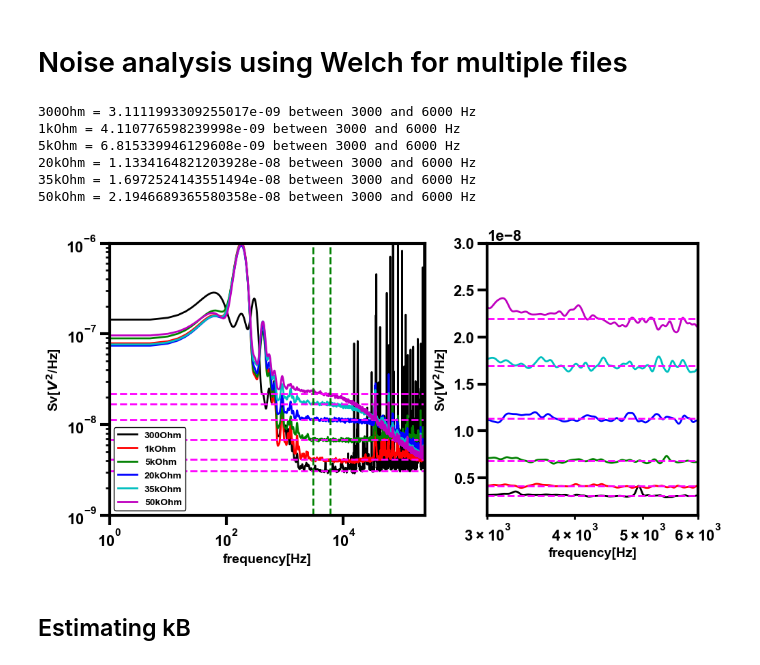
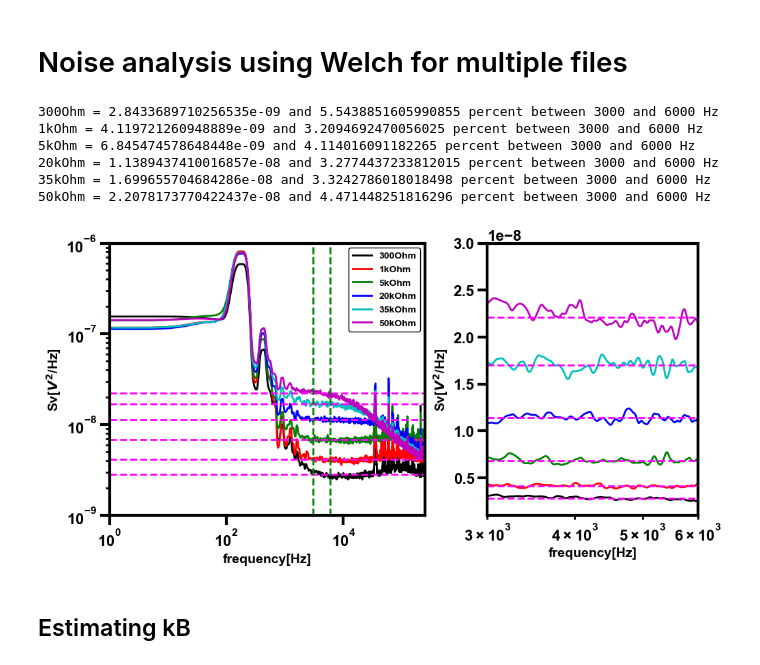
Before and after one commit to NikhilTilak/scripts, a Jupyter notebook: noise.ipynb, the cells around one changed output. Saved outputs shown, nothing was run; the diff lists cells and outputs as text; code cells hidden in the pictures.

```diff
--- a/noise.ipynb
+++ b/noise.ipynb
@@ -244,11 +244,11 @@ for fp in files:
         ################PSD from welch##############################################
         fwelch, Svwelch = welch(V,
                                 fs=fs,
+                                # window='boxcar',
+                                 window='flattop',
                                 # window='hann',
-                                #  window='flattop',
-                                window='hann',
                                 # nperseg=N,
-                                nperseg=2**13,
+                                nperseg=2**14,
                                 nfft=N,
                                 return_onesided=True,
                                 scaling='density',
@@ -257,42 +257,42 @@ for fp in files:
 
     Sv_mean = np.mean(Sv_list, axis=1)
     label = f"{fp.split('/')[-1].split('.')[0].split('_')[0]}"
     f_lo = 3_000 # Hz
     f_hi = 6_000 # Hz
     ################## frequency axis##############################################
     # fwelch = fftfreq(N,dt)
     # fwelch = fwelch[:fwelch.size//2]
-    print(f"{label} = {np.median(Sv_mean[np.where((fwelch>f_lo) & (fwelch<f_hi))])} between {f_lo} and {f_hi} Hz")
+    print(f"{label} = {np.mean(Sv_mean[np.where((fwelch>f_lo) & (fwelch<f_hi))])} and {100*np.std(Sv_mean[np.where((fwelch>f_lo) & (fwelch<f_hi))])/(np.mean(Sv_mean[np.where((fwelch>f_lo) & (fwelch<f_hi))]))} percent between {f_lo} and {f_hi} Hz")
     for axis in [ax, ax2]:
         axis.plot(fwelch, Sv_mean, alpha=1, label = label)
-        axis.axhline(np.median(Sv_mean[np.where((fwelch>f_lo) & (fwelch<f_hi))]), color='magenta', linestyle='--')
+        axis.axhline(np.mean(Sv_mean[np.where((fwelch>f_lo) & (fwelch<f_hi))]), color='magenta', linestyle='--')
 
 for axis in [ax, ax2]:
     axis.set_xlabel("frequency[Hz]")
     axis.set_ylabel("Sv[$V^2$/Hz]")
     axis.axvline(f_hi, color='g', linestyle='--')
     axis.axvline(f_lo, color='g', linestyle='--')
     axis.set_xscale('log')
     # ax.axhline(johnson_noise_psd(300,500_000), color='r', linestyle='--', label="Johnson noise")
 
 
 ax.set_ylim(1e-9,1e-6)
 ax.set_xlim(1e0,fwelch.max())
 ax.set_yscale('log')
 ax.legend(loc='best')
 
 ax2.set_ylim(1e-9,3e-8)
 ax2.set_xlim(f_lo,f_hi)
 ax2.set_yscale('linear')
 plt.show()
 # %% [output]
-300Ohm = 3.1111993309255017e-09 between 3000 and 6000 Hz
-1kOhm = 4.110776598239998e-09 between 3000 and 6000 Hz
-5kOhm = 6.815339946129608e-09 between 3000 and 6000 Hz
-20kOhm = 1.1334164821203928e-08 between 3000 and 6000 Hz
-35kOhm = 1.6972524143551494e-08 between 3000 and 6000 Hz
-50kOhm = 2.1946689365580358e-08 between 3000 and 6000 Hz
+300Ohm = 2.8433689710256535e-09 and 5.5438851605990855 percent between 3000 and 6000 Hz
+1kOhm = 4.119721260948889e-09 and 3.2094692470056025 percent between 3000 and 6000 Hz
+5kOhm = 6.845474578648448e-09 and 4.114016091182265 percent between 3000 and 6000 Hz
+20kOhm = 1.1389437410016857e-08 and 3.2774437233812015 percent between 3000 and 6000 Hz
+35kOhm = 1.699655704684286e-08 and 3.3242786018018498 percent between 3000 and 6000 Hz
+50kOhm = 2.2078173770422437e-08 and 4.471448251816296 percent between 3000 and 6000 Hz
-[figure, old version]
+[figure, new version]
 # %% [markdown]
 ## Estimating kB
 # %%
```
Also changed, not shown: parts of 3 cells of this notebook.
